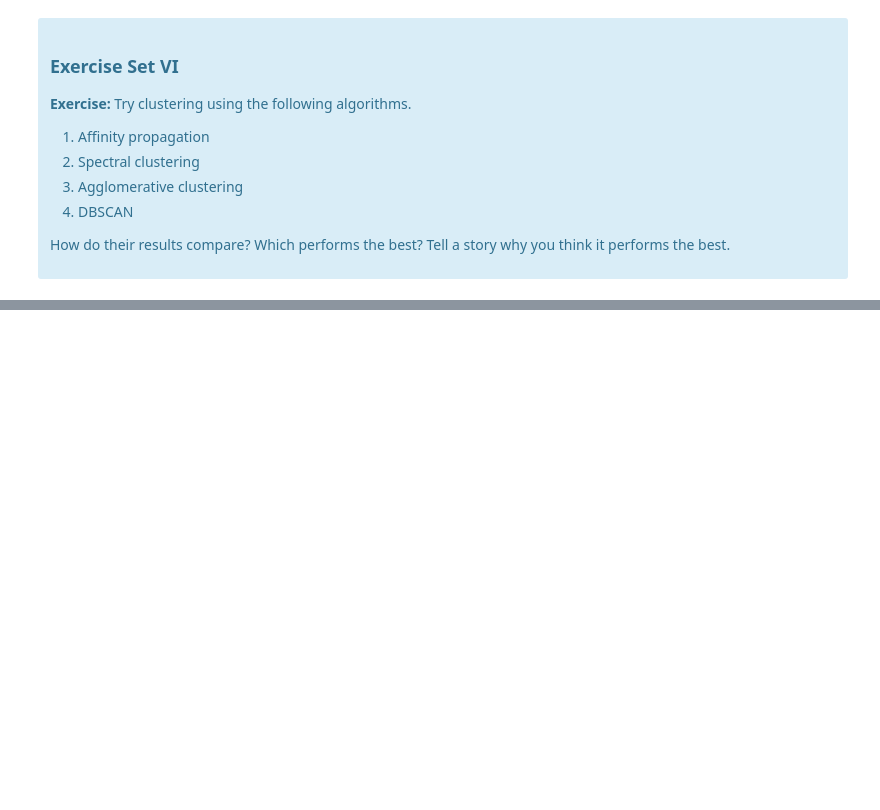
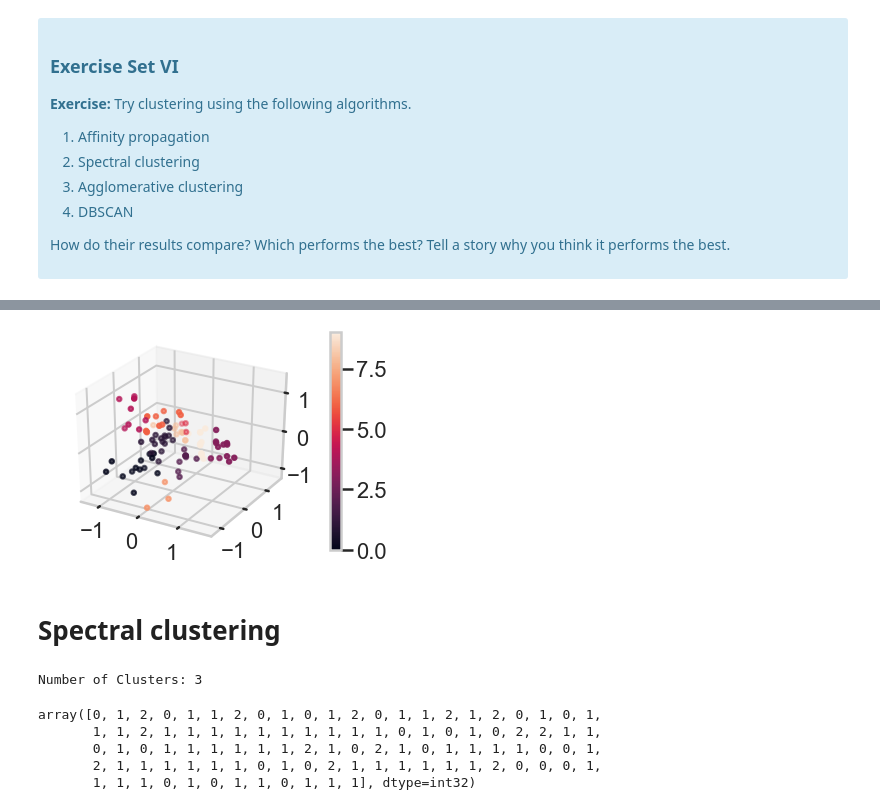
Before and after one commit to JessicaELewis/Clustering_Case_Study, a Jupyter notebook: Clustering Case Study - Customer Segmentation with K-Means - Tier 3.ipynb, the cells around one changed output, grey strips where cells are left out. Drawn from its saved outputs; the diff is of its cells as text; code cells hidden in the pictures; blank space fills up the shorter version.

```diff
--- a/Clustering Case Study - Customer Segmentation with K-Means - Tier 3.ipynb
+++ b/Clustering Case Study - Customer Segmentation with K-Means - Tier 3.ipynb
@@ -614,0 +612,6 @@ Source: http://scikit-learn.org/stable/modules/clustering.html
+# %%
+# Your turn
+
+# Using 3 clusters
+pca = PCA(n_components=3)
+X3 = pca.fit_transform(x_cols)
@@ -614,0 +620,12 @@ Source: http://scikit-learn.org/stable/modules/clustering.html
+# %%
+from sklearn.cluster import AffinityPropagation
+
+af_model = AffinityPropagation(random_state=192)
+af_model.fit(X3)
+cluster_centers_indices = af_model.cluster_centers_indices_
+n_clusters_ = len(cluster_centers_indices)
+labels = af_model.labels_
+
+af_pred = af_model.predict(X3)
+
+print("Number of Clusters:", n_clusters_)
@@ -614,0 +658,28 @@ Source: http://scikit-learn.org/stable/modules/clustering.html
+# %%
+fig = plt.figure()
+ax = fig.add_subplot(projection ='3d')
+sc = ax.scatter(X3[:,0], X3[:,1], X3[:,2], c=af_pred)
+plt.colorbar(sc)
+plt.show()
+# %% [output]
+[figure, added]
+# %% [markdown]
+# Spectral clustering
+# %%
+from sklearn.cluster import SpectralClustering
+
+sc_model = SpectralClustering(n_clusters=3, n_components=3, random_state=192)
+sc_pred = sc_model.fit_predict(X3)
+
+n_clusters_ = sc_model.n_features_in_
+print("Number of Clusters:", n_clusters_)
+# %% [output]
+Number of Clusters: 3
+# %%
+sc_pred
+# %% [output]
+array([0, 1, 2, 0, 1, 1, 2, 0, 1, 0, 1, 2, 0, 1, 1, 2, 1, 2, 0, 1, 0, 1,
+       1, 1, 2, 1, 1, 1, 1, 1, 1, 1, 1, 1, 1, 0, 1, 0, 1, 0, 2, 2, 1, 1,
+       0, 1, 0, 1, 1, 1, 1, 1, 1, 2, 1, 0, 2, 1, 0, 1, 1, 1, 1, 0, 0, 1,
+       2, 1, 1, 1, 1, 1, 1, 0, 1, 0, 2, 1, 1, 1, 1, 1, 1, 2, 0, 0, 0, 1,
+       1, 1, 1, 0, 1, 0, 1, 1, 0, 1, 1, 1], dtype=int32)
```
Also changed, not shown: parts of 21 cells of this notebook.
